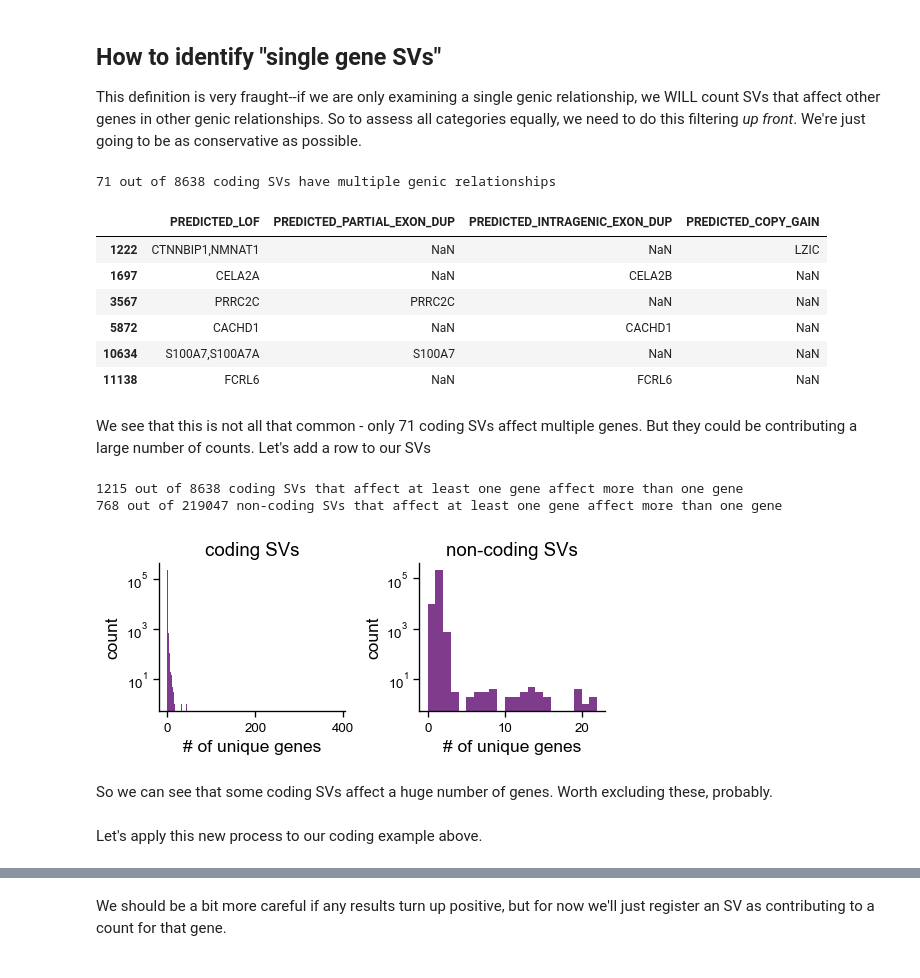
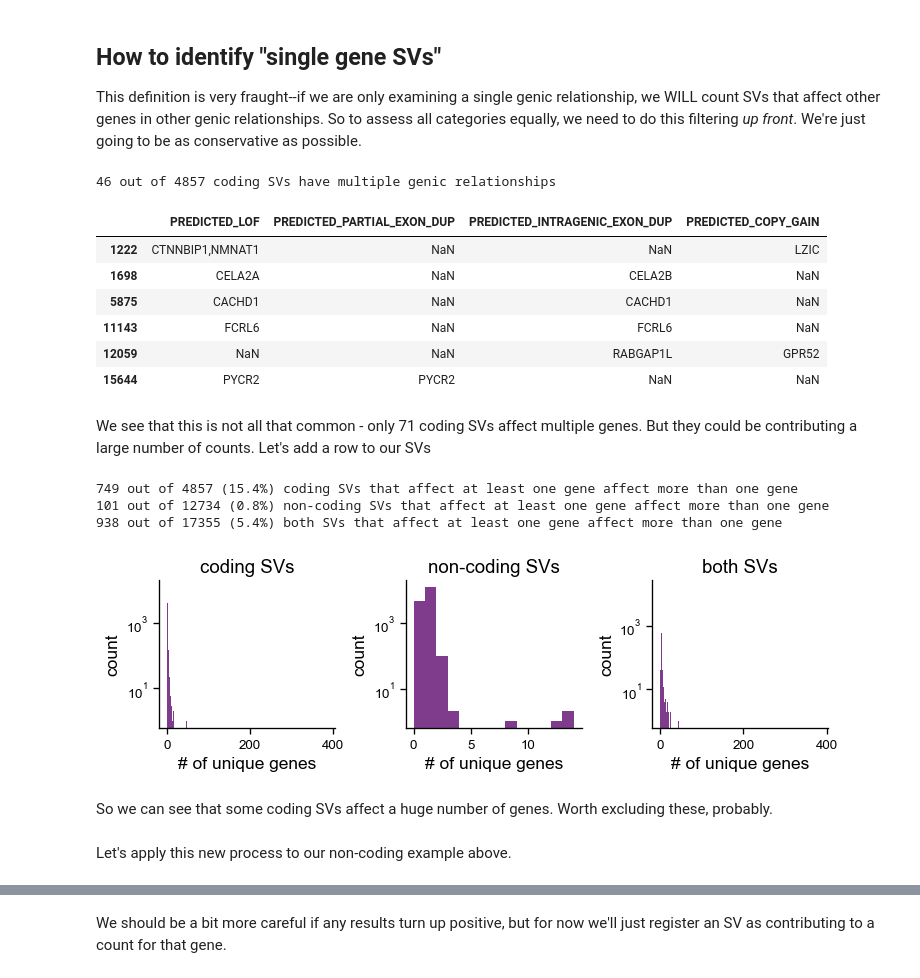
Before and after one commit to vanallenlab/ped_germline_SV, a Jupyter notebook: jett_analysis/pgsvs-cwas-gene-set-enrichment.ipynb, the cells around one changed output, grey strips where cells are left out. Saved outputs shown, nothing was run; the diff lists cells and outputs as text; code cells hidden in the pictures.

```diff
--- a/jett_analysis/pgsvs-cwas-gene-set-enrichment.ipynb
+++ b/jett_analysis/pgsvs-cwas-gene-set-enrichment.ipynb
@@ -35,17 +45,12 @@ We load in the SVs and dosages, which we'll need.
 ## Read in SVs
 # %%
 # define SVs and dosages for discovery and validation
-sv_path = "gs://vanallen-pedsv-analysis/beds/PedSV.v2.5.2.full_cohort.analysis_samples.sites.bed.gz"
-dosages_path = "gs://vanallen-pedsv-analysis/beds/PedSV.v2.5.2.full_cohort.analysis_samples.allele_dosages.bed.gz"
+sv_path = "gs://vanallen-pedsv-analysis/beds/archive/v2.5.2/PedSV.v2.5.2.full_cohort.analysis_samples.sites.bed.gz"
+dosages_path = "gs://vanallen-pedsv-analysis/beds/archive/v2.5.2/PedSV.v2.5.2.full_cohort.analysis_samples.allele_dosages.bed.gz"
 
 # define metadata
 metadata_path = "gs://vanallen-pedsv-analysis/sample_info/PedSV.v2.5.2.cohort_metadata.w_control_assignments.tsv.gz"
 samples_path = "gs://vanallen-pedsv-analysis/sample_info/PedSV.v2.5.2.final_analysis_cohort.samples.list"
-
-# list of genes that are annotated - drop ensembl IDs
-gene_ref = pd.read_csv("ref/gencode_hg38_protein_coding_genes_for_annotation_7_31_23.txt")
-gene_ref = gene_ref[~gene_ref['value'].str.startswith('ENSG00')]
-gene_ref = gene_ref['value'].tolist()
 # %% [markdown]
 Load metadata and SVs
 # %%
@@ -187 +218,16 @@ nbl_noncoding_framework
+# %%
+# shrink down our categories to only those that are significant
+nbl_framework_results = nbl_framework_results.query('negative_log10_p_value > 3.5').reset_index(drop = True)
+
+# subset down category svs to these categories
+nbl_category_svs = nbl_category_svs[nbl_category_svs['category'].isin(nbl_framework_results['category_name'].tolist())].reset_index(drop = True)
+
+# drop SVs down to these SVs
+svs = svs[svs['name'].isin(set(nbl_category_svs['SV']))]
+
+# shrink dosages down to our nbl samples and these SVs
+dosages = dosages.loc[svs['name'].tolist(), nbl_cases + nbl_controls]
+
+# shrink down category lookups
+category_gene_matrix = category_gene_matrix.loc[nbl_framework_results['category_name'].tolist()]
 # %% [markdown]
@@ -458,14 +574,14 @@ multiple_gene_svs = svs[multiple > 1][['PREDICTED_LOF', 'PREDICTED_PARTIAL_EXON_
 print(multiple_gene_svs.shape[0], 'out of', svs[multiple > 0].shape[0], 'coding SVs have multiple genic relationships')
 multiple_gene_svs.head(6)
 # %% [output]
-71 out of 8638 coding SVs have multiple genic relationships
+46 out of 4857 coding SVs have multiple genic relationships
 |  | PREDICTED_LOF | PREDICTED_PARTIAL_EXON_DUP | PREDICTED_INTRAGENIC_EXON_DUP | PREDICTED_COPY_GAIN |
 | 1222 | CTNNBIP1,NMNAT1 | NaN | NaN | LZIC |
-| 1697 | CELA2A | NaN | CELA2B | NaN |
-| 3567 | PRRC2C | PRRC2C | NaN | NaN |
-| 5872 | CACHD1 | NaN | CACHD1 | NaN |
-| 10634 | S100A7,S100A7A | S100A7 | NaN | NaN |
-| 11138 | FCRL6 | NaN | FCRL6 | NaN |
+| 1698 | CELA2A | NaN | CELA2B | NaN |
+| 5875 | CACHD1 | NaN | CACHD1 | NaN |
+| 11143 | FCRL6 | NaN | FCRL6 | NaN |
+| 12059 | NaN | NaN | RABGAP1L | GPR52 |
+| 15644 | PYCR2 | PYCR2 | NaN | NaN |
 # %% [markdown]
 We see that this is not all that common - only 71 coding SVs affect multiple genes. But they could be contributing a large number of counts. Let's add a row to our SVs
 # %%
@@ -473,42 +589,44 @@ We see that this is not all that common - only 71 coding SVs affect multiple gen
 coding_cols = ['PREDICTED_LOF', 'PREDICTED_PARTIAL_EXON_DUP', 'PREDICTED_INTRAGENIC_EXON_DUP', 'PREDICTED_COPY_GAIN']
 noncoding_cols = ['PREDICTED_NEAREST_TSS', 'PREDICTED_INTRONIC', 'PREDICTED_PROMOTER', 'PREDICTED_UTR']
 
-fig, axes = plt.subplots(1, 2, figsize = (6, 2), gridspec_kw = {'wspace': 0.4})
-for i, (label, cols) in enumerate(zip(['coding', 'non-coding'], [coding_cols, noncoding_cols])):
+fig, axes = plt.subplots(1, 3, figsize = (9, 2), gridspec_kw = {'wspace': 0.4})
+for i, (label, cols) in enumerate(zip(['coding', 'non-coding', 'both'], [coding_cols, noncoding_cols, coding_cols + noncoding_cols])):
 
     # we define all the genes that are "affected" by an SV. We
     # do this by looking at successive genic relationships
     affected_genes = np.array(svs[cols[0]].fillna('').str.split(','))
     for c in cols[1:]:
         affected_genes += np.array(svs[c].fillna('').str.split(','))
 
     # extract out how many unique genes are affected by each SV
     num_unique_affected_genes = [len(set([g for g in g_list if g != ''])) for g_list in affected_genes]
     multiple_genes = np.array(num_unique_affected_genes) > 1
     at_least_one_gene = np.array(num_unique_affected_genes) > 0
 
     # create a plot
     ax = axes[i]
     ax.hist(num_unique_affected_genes, bins = np.arange(max(num_unique_affected_genes) + 1))
     sns.despine(ax = ax)
     ax.set_xlabel('# of unique genes')
     ax.set_ylabel('count')
     ax.set_yscale('log')
     ax.set_title(f'{label} SVs')
 
     # assess numbers here
-    print(multiple_genes.sum(), 'out of', at_least_one_gene.sum(), f'{label} SVs that affect at least one gene affect more than one gene')
+    perc = round(100 * multiple_genes.sum() / at_least_one_gene.sum(), 1)
+    print(multiple_genes.sum(), 'out of', at_least_one_gene.sum(), f'({perc}%)', f'{label} SVs that affect at least one gene affect more than one gene')
 
     # add a column to our SVs
     svs[f'multiple-genes-{label}'] = multiple_genes
 
     fig.savefig('images/coding-noncoding-sv-gene-counts.png', bbox_inches = 'tight')
 # %% [output]
-1215 out of 8638 coding SVs that affect at least one gene affect more than one gene
-768 out of 219047 non-coding SVs that affect at least one gene affect more than one gene
+749 out of 4857 (15.4%) coding SVs that affect at least one gene affect more than one gene
+101 out of 12734 (0.8%) non-coding SVs that affect at least one gene affect more than one gene
+938 out of 17355 (5.4%) both SVs that affect at least one gene affect more than one gene
-[figure, old version]
+[figure, new version]
 # %% [markdown]
 So we can see that some coding SVs affect a huge number of genes. Worth excluding these, probably.
 # %% [markdown]
-Let's apply this new process to our coding example above.
+Let's apply this new process to our non-coding example above.
 # %%
```
Also changed, not shown: parts of 108 cells of this notebook, 25 other files.
